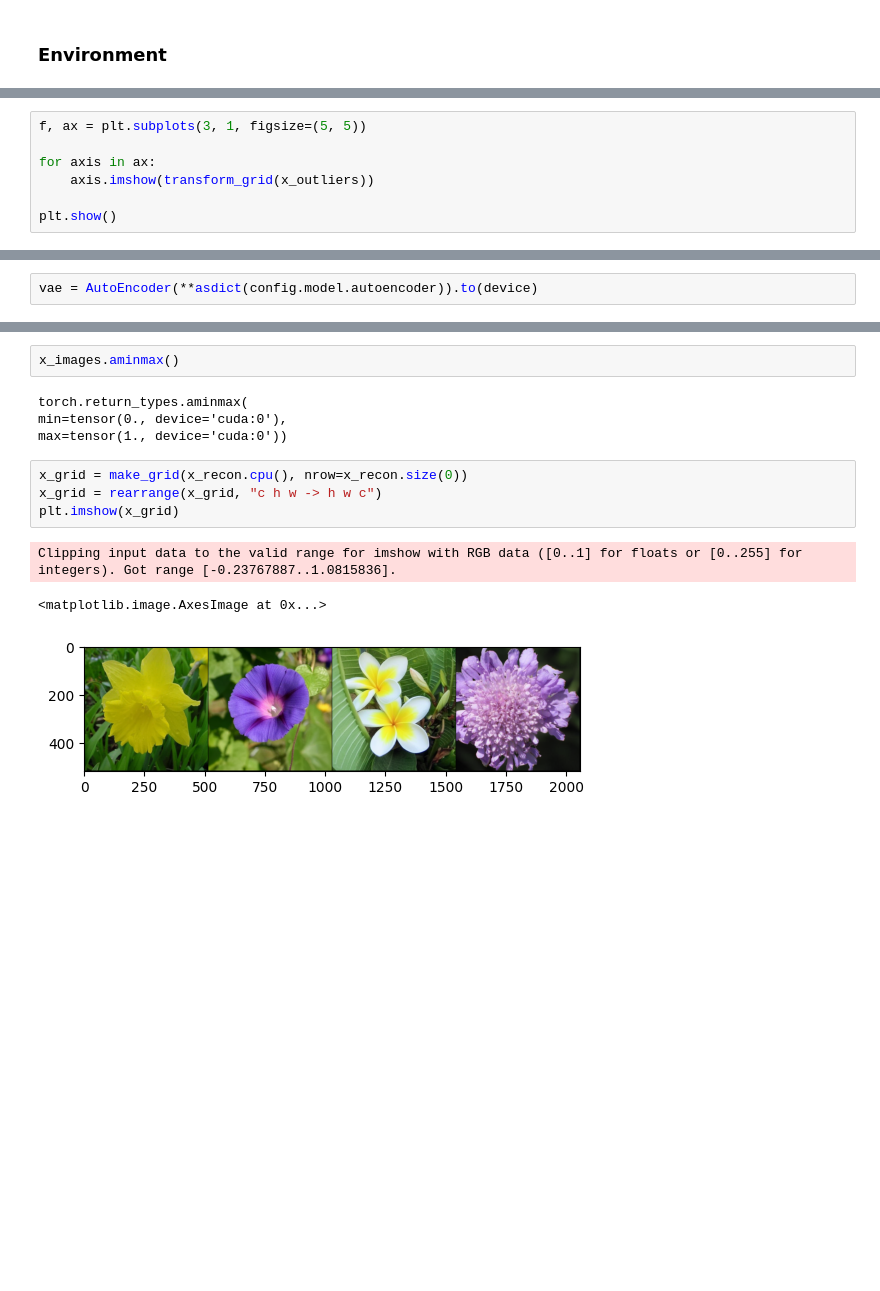
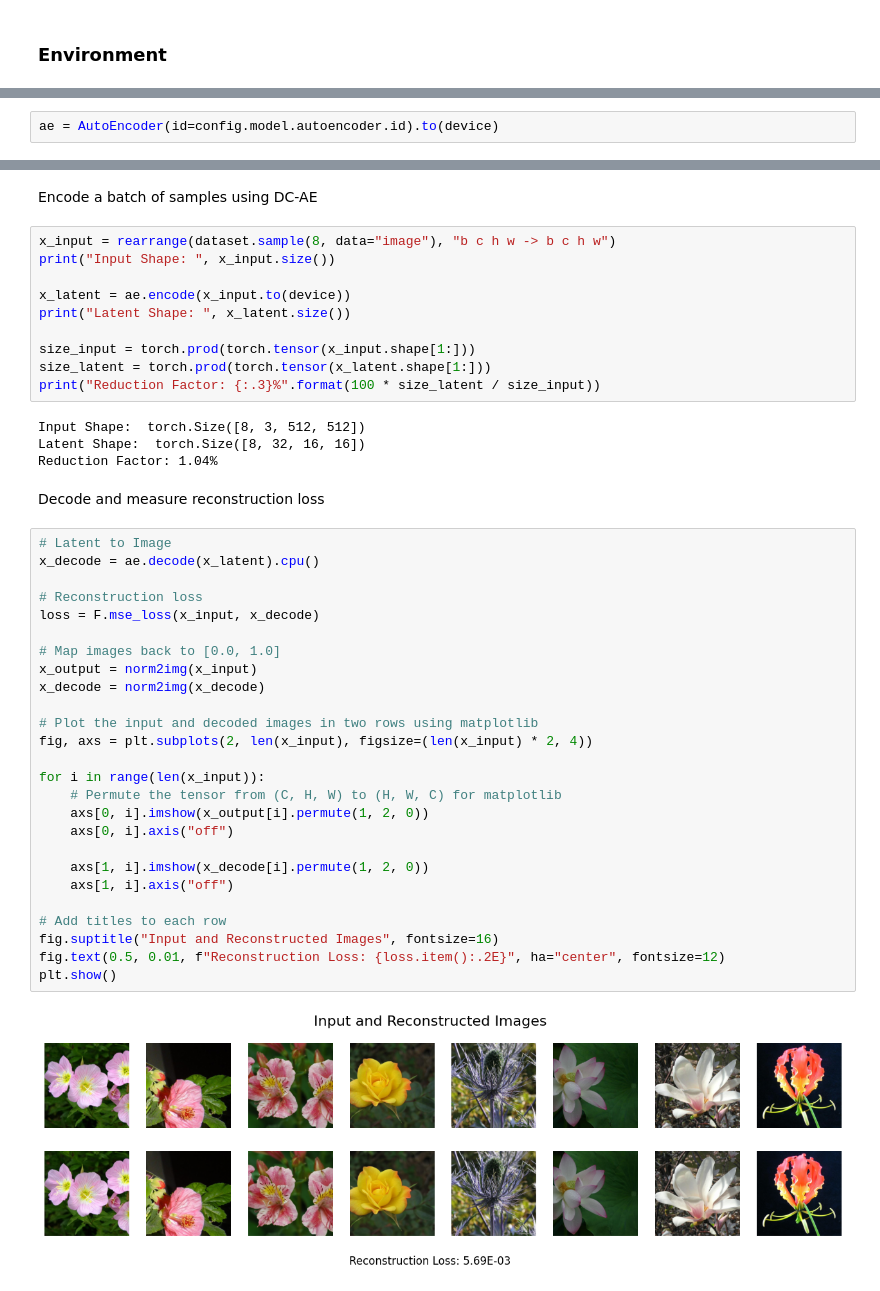
Before and after one commit to fusedbloxxer/flow-matching, a Jupyter notebook: workspaces/flow_flowers/notebook/viz_vae.ipynb, the cells around one changed output, grey strips where cells are left out. Saved outputs shown, nothing was run; the diff lists cells and outputs as text; blank space fills up the shorter version.

```diff
--- a/workspaces/flow_flowers/notebook/viz_vae.ipynb
+++ b/workspaces/flow_flowers/notebook/viz_vae.ipynb
@@ -158,7 +25,0 @@ def transform_grid(x_batch: List[Tensor]) -> Tensor:
-# %%
-f, ax = plt.subplots(3, 1, figsize=(5, 5))
-
-for axis in ax:
-    axis.imshow(transform_grid(x_outliers))
-
-plt.show()
@@ -169,2 +40,2 @@ plt.show()
 # %%
-vae = AutoEncoder(**asdict(config.model.autoencoder)).to(device)
+ae = AutoEncoder(id=config.model.autoencoder.id).to(device)
@@ -186,14 +42,46 @@ torch.Size([4, 3, 512, 512])
-# %%
-x_images.aminmax()
-# %% [output]
-torch.return_types.aminmax(
-min=tensor(0., device='cuda:0'),
-max=tensor(1., device='cuda:0'))
-# %%
-x_grid = make_grid(x_recon.cpu(), nrow=x_recon.size(0))
-x_grid = rearrange(x_grid, "c h w -> h w c")
-plt.imshow(x_grid)
-# %% [output]
-Clipping input data to the valid range for imshow with RGB data ([0..1] for floats or [0..255] for integers). Got range [-0.23767887..1.0815836].
-<matplotlib.image.AxesImage at 0x...>
-[figure, removed]
+# %% [markdown]
+Encode a batch of samples using DC-AE
+# %%
+x_input = rearrange(dataset.sample(8, data="image"), "b c h w -> b c h w")
+print("Input Shape: ", x_input.size())
+
+x_latent = ae.encode(x_input.to(device))
+print("Latent Shape: ", x_latent.size())
+
+size_input = torch.prod(torch.tensor(x_input.shape[1:]))
+size_latent = torch.prod(torch.tensor(x_latent.shape[1:]))
+print("Reduction Factor: {:.3}%".format(100 * size_latent / size_input))
+# %% [output]
+Input Shape:  torch.Size([8, 3, 512, 512])
+Latent Shape:  torch.Size([8, 32, 16, 16])
+Reduction Factor: 1.04%
+# %% [markdown]
+Decode and measure reconstruction loss
+# %%
+# Latent to Image
+x_decode = ae.decode(x_latent).cpu()
+
+# Reconstruction loss
+loss = F.mse_loss(x_input, x_decode)
+
+# Map images back to [0.0, 1.0]
+x_output = norm2img(x_input)
+x_decode = norm2img(x_decode)
+
+# Plot the input and decoded images in two rows using matplotlib
+fig, axs = plt.subplots(2, len(x_input), figsize=(len(x_input) * 2, 4))
+
+for i in range(len(x_input)):
+    # Permute the tensor from (C, H, W) to (H, W, C) for matplotlib
+    axs[0, i].imshow(x_output[i].permute(1, 2, 0))
+    axs[0, i].axis("off")
+
+    axs[1, i].imshow(x_decode[i].permute(1, 2, 0))
+    axs[1, i].axis("off")
+
+# Add titles to each row
+fig.suptitle("Input and Reconstructed Images", fontsize=16)
+fig.text(0.5, 0.01, f"Reconstruction Loss: {loss.item():.2E}", ha="center", fontsize=12)
+plt.show()
+# %% [output]
+[figure, added]
```
Also changed, not shown: parts of 24 cells of this notebook, 11 other files.
